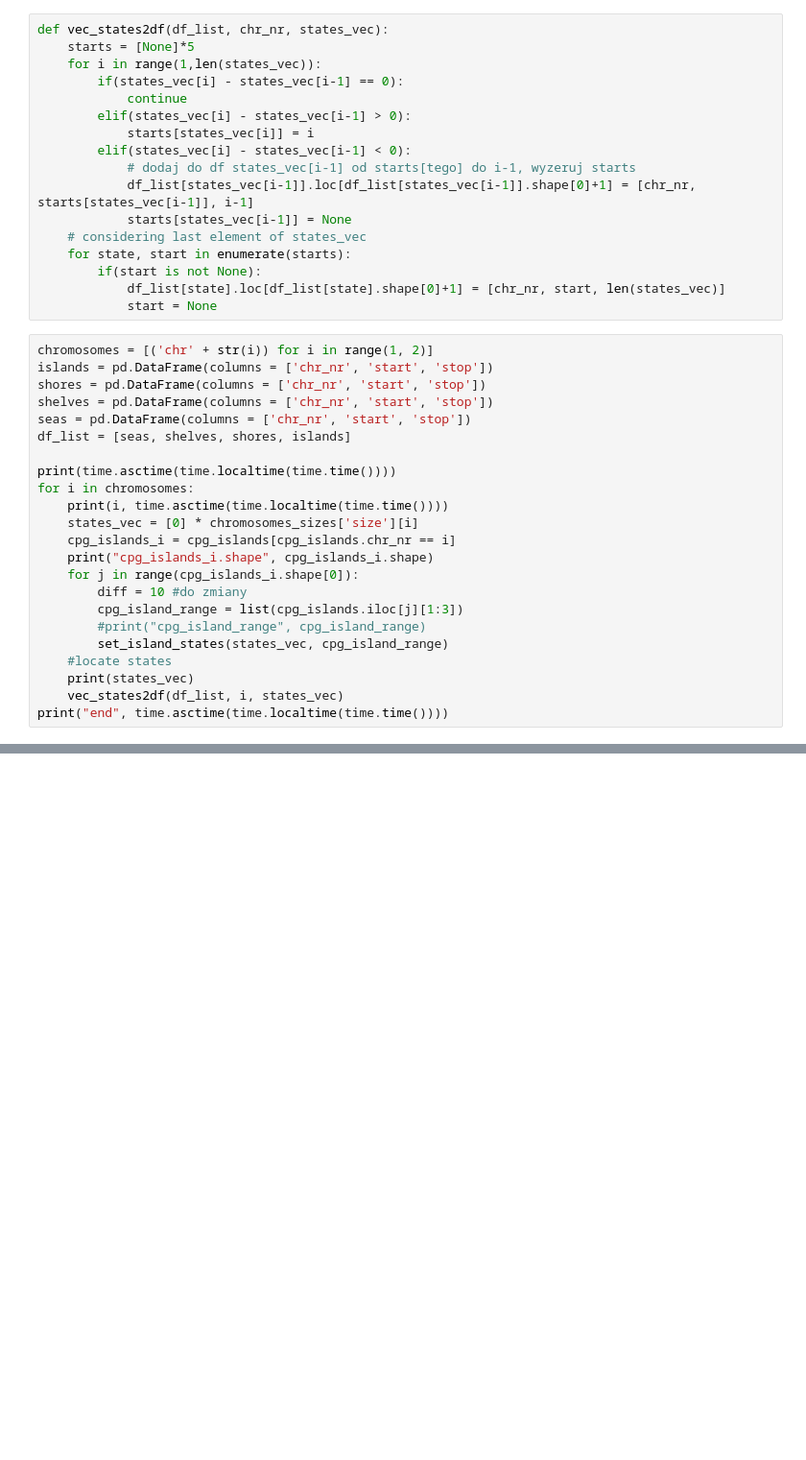
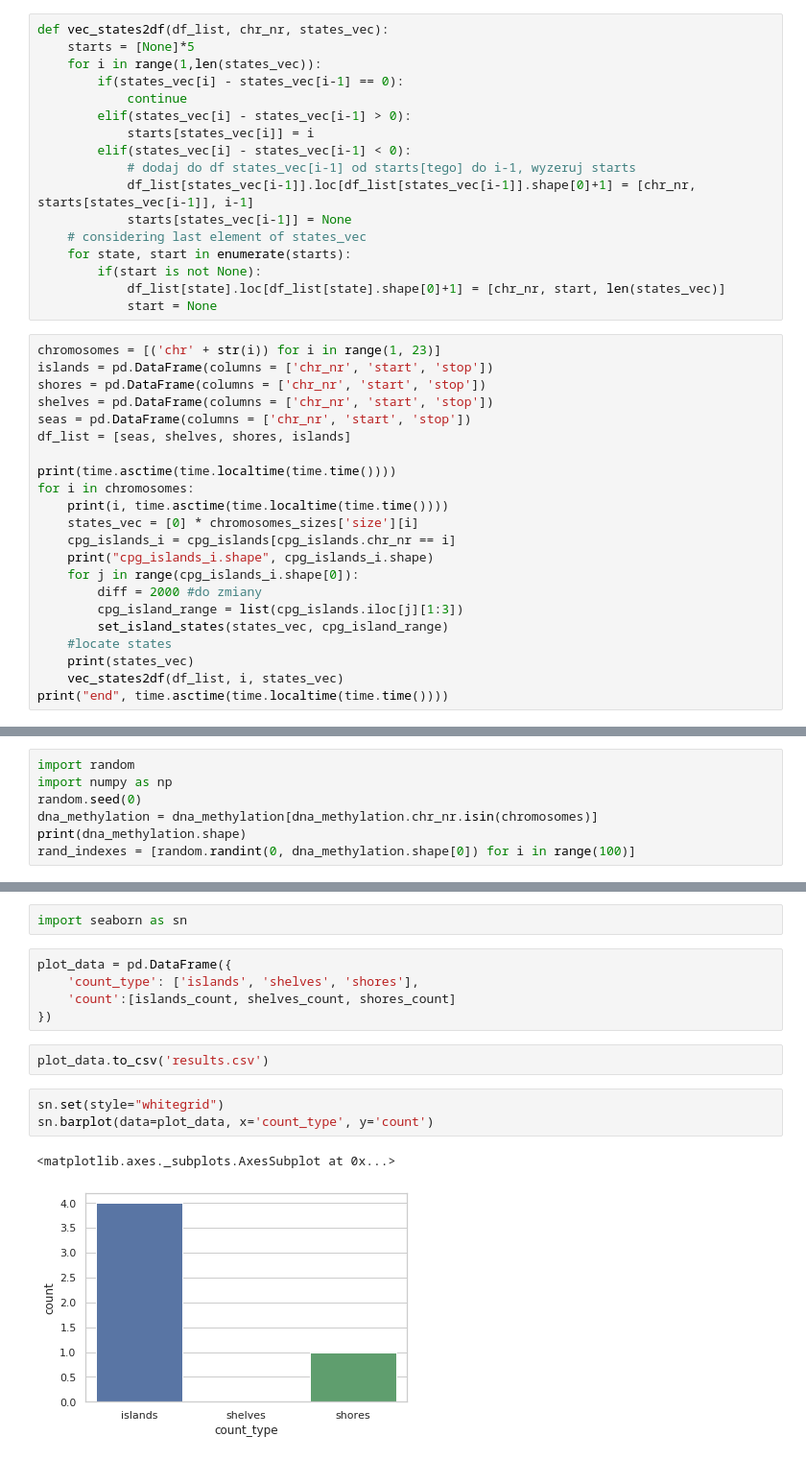
Before and after one commit to k-sap/bioinformatics_basics, a Jupyter notebook: P2/P2.ipynb, the cells around one changed output, grey strips where cells are left out. Shown at 96% size. Saved outputs shown, nothing was run; the diff lists cells and outputs as text; blank space fills up the shorter version.

```diff
--- a/P2/P2.ipynb
+++ b/P2/P2.ipynb
@@ -135,7 +132,7 @@ def vec_states2df(df_list, chr_nr, states_vec):
             df_list[state].loc[df_list[state].shape[0]+1] = [chr_nr, start, len(states_vec)]
             start = None
 # %%
-chromosomes = [('chr' + str(i)) for i in range(1, 2)]
+chromosomes = [('chr' + str(i)) for i in range(1, 23)]
 islands = pd.DataFrame(columns = ['chr_nr', 'start', 'stop'])
 shores = pd.DataFrame(columns = ['chr_nr', 'start', 'stop'])
 shelves = pd.DataFrame(columns = ['chr_nr', 'start', 'stop'])
@@ -149,9 +146,8 @@ for i in chromosomes:
     cpg_islands_i = cpg_islands[cpg_islands.chr_nr == i]
     print("cpg_islands_i.shape", cpg_islands_i.shape)
     for j in range(cpg_islands_i.shape[0]):
-        diff = 10 #do zmiany
+        diff = 2000 #do zmiany
         cpg_island_range = list(cpg_islands.iloc[j][1:3])
-        #print("cpg_island_range", cpg_island_range)
         set_island_states(states_vec, cpg_island_range)
     #locate states
     print(states_vec)
@@ -204,0 +233,7 @@ states_vec
+# %%
+import random
+import numpy as np
+random.seed(0)
+dna_methylation = dna_methylation[dna_methylation.chr_nr.isin(chromosomes)]
+print(dna_methylation.shape)
+rand_indexes = [random.randint(0, dna_methylation.shape[0]) for i in range(100)]
@@ -204,0 +291,15 @@ states_vec
+# %%
+import seaborn as sn
+# %%
+plot_data = pd.DataFrame({
+    'count_type': ['islands', 'shelves', 'shores'],
+    'count':[islands_count, shelves_count, shores_count]
+})
+# %%
+plot_data.to_csv('results.csv')
+# %%
+sn.set(style="whitegrid")
+sn.barplot(data=plot_data, x='count_type', y='count')
+# %% [output]
+<matplotlib.axes._subplots.AxesSubplot at 0x...>
+[figure, added]
```
Also changed, not shown: parts of 16 cells of this notebook.
